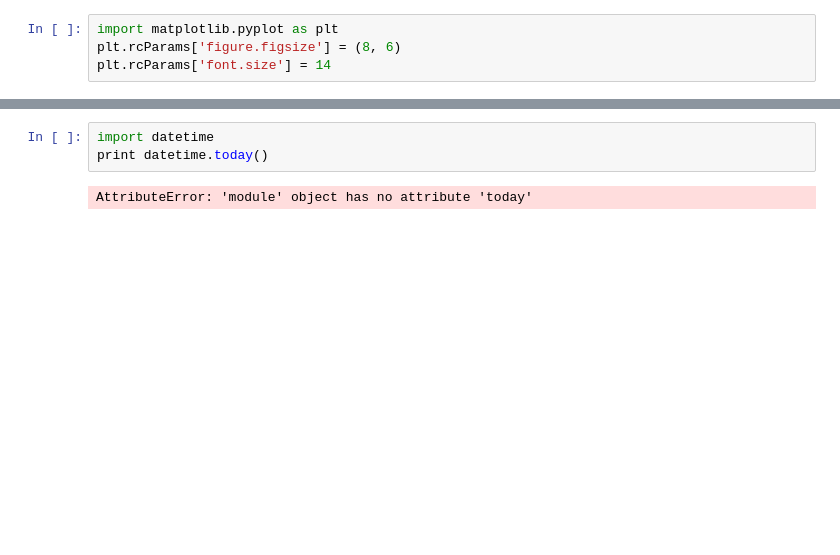
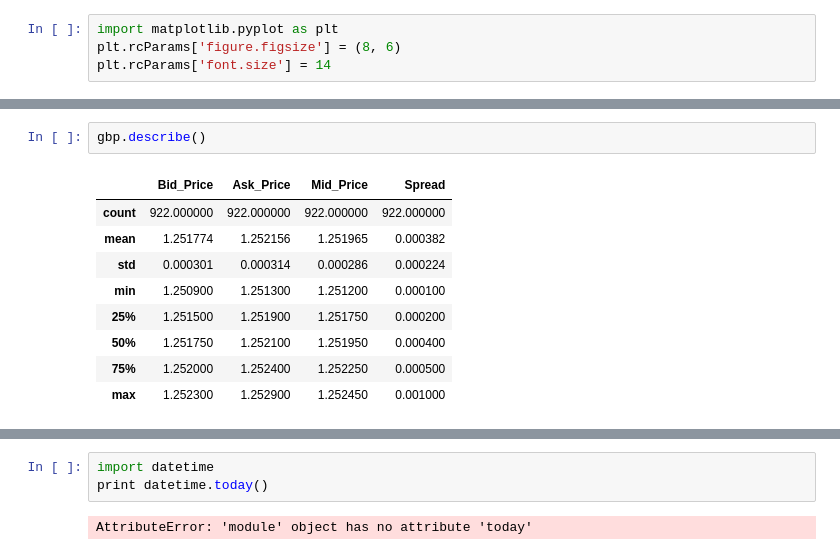
Before and after one commit to Narissa-Sh/test-repo, a Jupyter notebook: GBP_8hrs-checkpoint.ipynb, the cells around one changed output, grey strips where cells are left out. Cells and saved outputs as stored; diff of their text form; blank space fills up the shorter version.

```diff
--- a/GBP_8hrs-checkpoint.ipynb
+++ b/GBP_8hrs-checkpoint.ipynb
@@ -53,4 +53,16 @@ gbp.groupby('Ex_Cntrb_ID').mean()
 | ZUERCHER KB ZUR | 1.251875 | 1.252025 | 1.251950 | 0.000150 |
+# %%
+gbp.describe()
+# %% [output]
+|  | Bid_Price | Ask_Price | Mid_Price | Spread |
+| count | 922.000000 | 922.000000 | 922.000000 | 922.000000 |
+| mean | 1.251774 | 1.252156 | 1.251965 | 0.000382 |
+| std | 0.000301 | 0.000314 | 0.000286 | 0.000224 |
+| min | 1.250900 | 1.251300 | 1.251200 | 0.000100 |
+| 25% | 1.251500 | 1.251900 | 1.251750 | 0.000200 |
+| 50% | 1.251750 | 1.252100 | 1.251950 | 0.000400 |
+| 75% | 1.252000 | 1.252400 | 1.252250 | 0.000500 |
+| max | 1.252300 | 1.252900 | 1.252450 | 0.001000 |
 # %%
 bins = [1.2512, 1.25245]
 gbp.Mid_Price.plot(kind='hist', bins=10)
```
Also changed, not shown: parts of 8 cells of this notebook.
